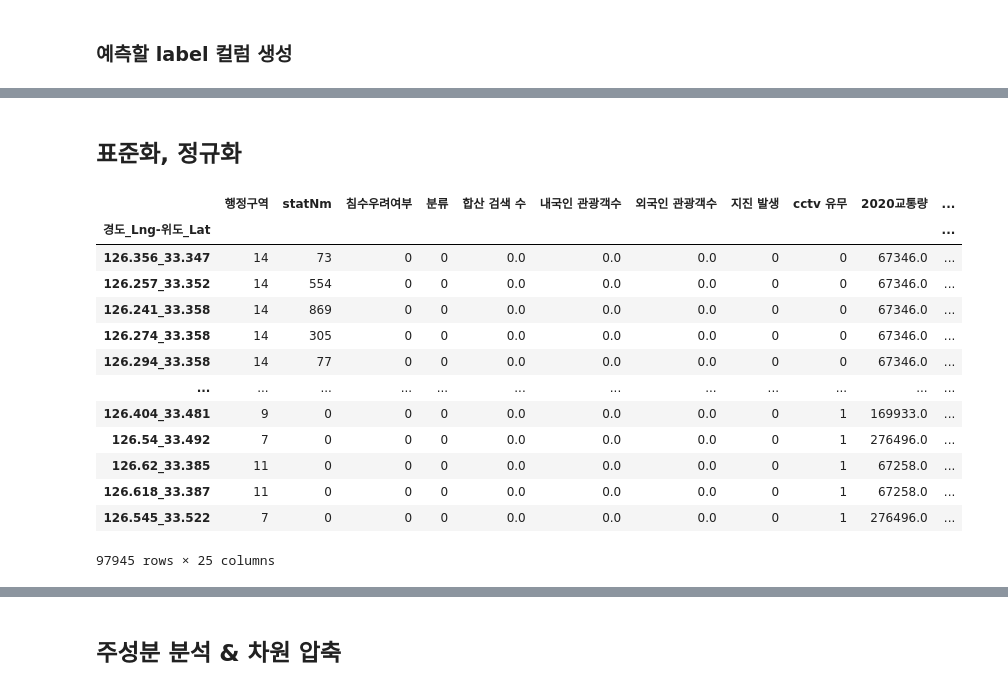
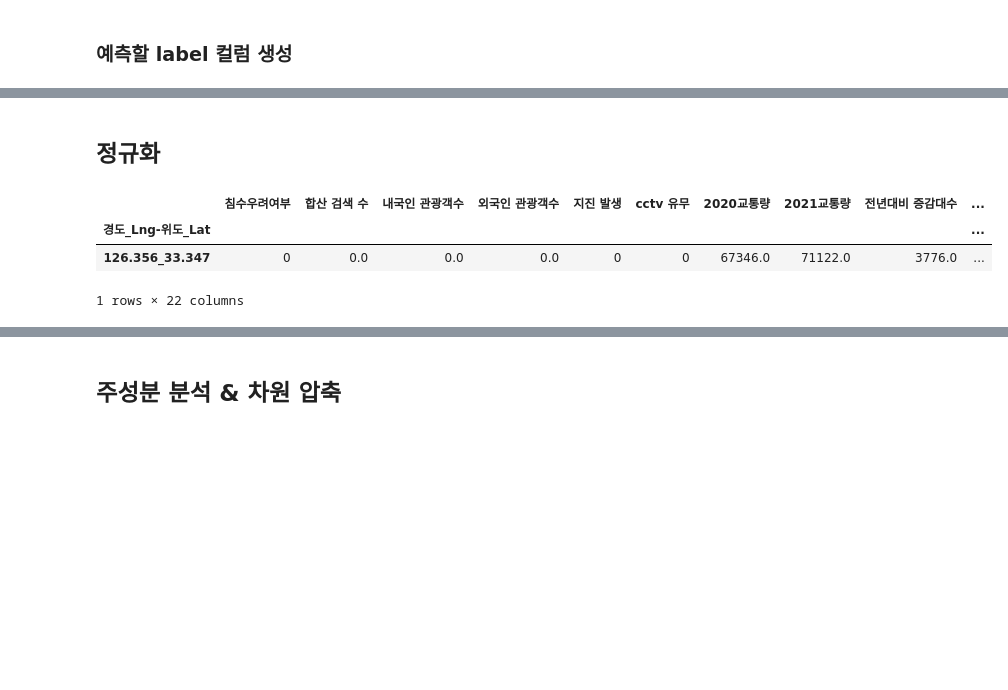
Before and after one commit to jhs-164179/data_project, a Jupyter notebook: machine-learning.ipynb, the cells around one changed output, grey strips where cells are left out. Drawn from its saved outputs; the diff is of its cells as text; code cells hidden in the pictures; blank space fills up the shorter version.

```diff
--- a/machine-learning.ipynb
+++ b/machine-learning.ipynb
@@ -72,2 +52,0 @@ df['행정구역']=df['행정구역'].astype(str)
-# %%
-df['행정구역']=encoder.transform(df['행정구역'])
@@ -98,4 +72,7 @@ for nm in tqdm(df['statNm']):
         charger_lst.append('F')
 
 df['충전기 유무']=charger_lst
+# %%
+# 분석에 사용하지 않을 statNm 컬럼 삭제
+df.drop('statNm',axis=1,inplace=True)
 # %%
@@ -103,7 +83,3 @@ df['침수우려여부']=encoder.transform(df['침수우려여부'])
 df['cctv 유무']=encoder.transform(df['cctv 유무'])
 df['지진 발생']=encoder.transform(df['지진 발생'])
 df['충전기 유무']=encoder.transform(df['충전기 유무'])
-# %%
-df['분류']=df['분류'].astype(str)
-# %%
-df['분류']=encoder.fit_transform(df['분류'])
@@ -110,4 +92,4 @@ df['분류']=encoder.fit_transform(df['분류'])
 # %% [markdown]
-## 표준화, 정규화
+## 정규화
 # %%
 scaler=MinMaxScaler()
@@ -121,17 +100,7 @@ index_1=list(df.columns[:4])+list(df.columns[7:9])
 # %%
-df
+df.head(1)
 # %% [output]
-|  | 행정구역 | statNm | 침수우려여부 | 분류 | 합산 검색 수 | 내국인 관광객수 | 외국인 관광객수 | 지진 발생 | cctv 유무 | 2020교통량 | ... |
-| 경도_Lng-위도_Lat |  |  |  |  |  |  |  |  |  |  | ... |
-| 126.356_33.347 | 14 | 73 | 0 | 0 | 0.0 | 0.0 | 0.0 | 0 | 0 | 67346.0 | ... |
-| 126.257_33.352 | 14 | 554 | 0 | 0 | 0.0 | 0.0 | 0.0 | 0 | 0 | 67346.0 | ... |
-| 126.241_33.358 | 14 | 869 | 0 | 0 | 0.0 | 0.0 | 0.0 | 0 | 0 | 67346.0 | ... |
-| 126.274_33.358 | 14 | 305 | 0 | 0 | 0.0 | 0.0 | 0.0 | 0 | 0 | 67346.0 | ... |
-| 126.294_33.358 | 14 | 77 | 0 | 0 | 0.0 | 0.0 | 0.0 | 0 | 0 | 67346.0 | ... |
-| ... | ... | ... | ... | ... | ... | ... | ... | ... | ... | ... | ... |
-| 126.404_33.481 | 9 | 0 | 0 | 0 | 0.0 | 0.0 | 0.0 | 0 | 1 | 169933.0 | ... |
-| 126.54_33.492 | 7 | 0 | 0 | 0 | 0.0 | 0.0 | 0.0 | 0 | 1 | 276496.0 | ... |
-| 126.62_33.385 | 11 | 0 | 0 | 0 | 0.0 | 0.0 | 0.0 | 0 | 1 | 67258.0 | ... |
-| 126.618_33.387 | 11 | 0 | 0 | 0 | 0.0 | 0.0 | 0.0 | 0 | 1 | 67258.0 | ... |
-| 126.545_33.522 | 7 | 0 | 0 | 0 | 0.0 | 0.0 | 0.0 | 0 | 1 | 276496.0 | ... |
+|  | 침수우려여부 | 합산 검색 수 | 내국인 관광객수 | 외국인 관광객수 | 지진 발생 | cctv 유무 | 2020교통량 | 2021교통량 | 전년대비 증감대수 | ... |
+| 경도_Lng-위도_Lat |  |  |  |  |  |  |  |  |  | ... |
+| 126.356_33.347 | 0 | 0.0 | 0.0 | 0.0 | 0 | 0 | 67346.0 | 71122.0 | 3776.0 | ... |
-97945 rows × 25 columns
+1 rows × 22 columns
```
Also changed, not shown: parts of 92 cells of this notebook, 3 other files.
